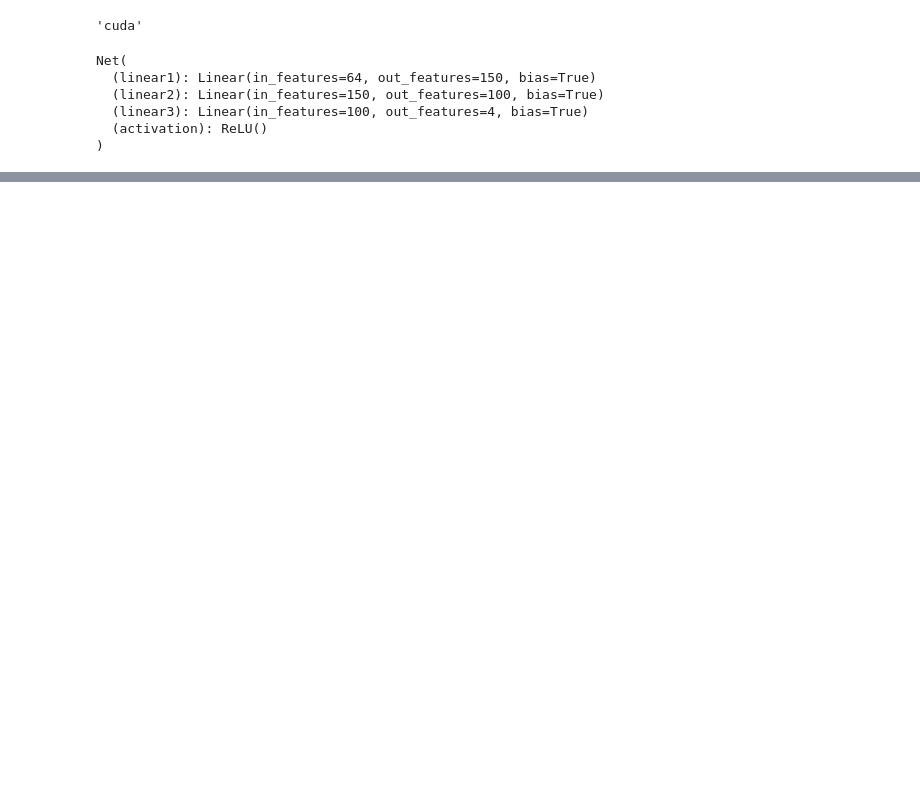
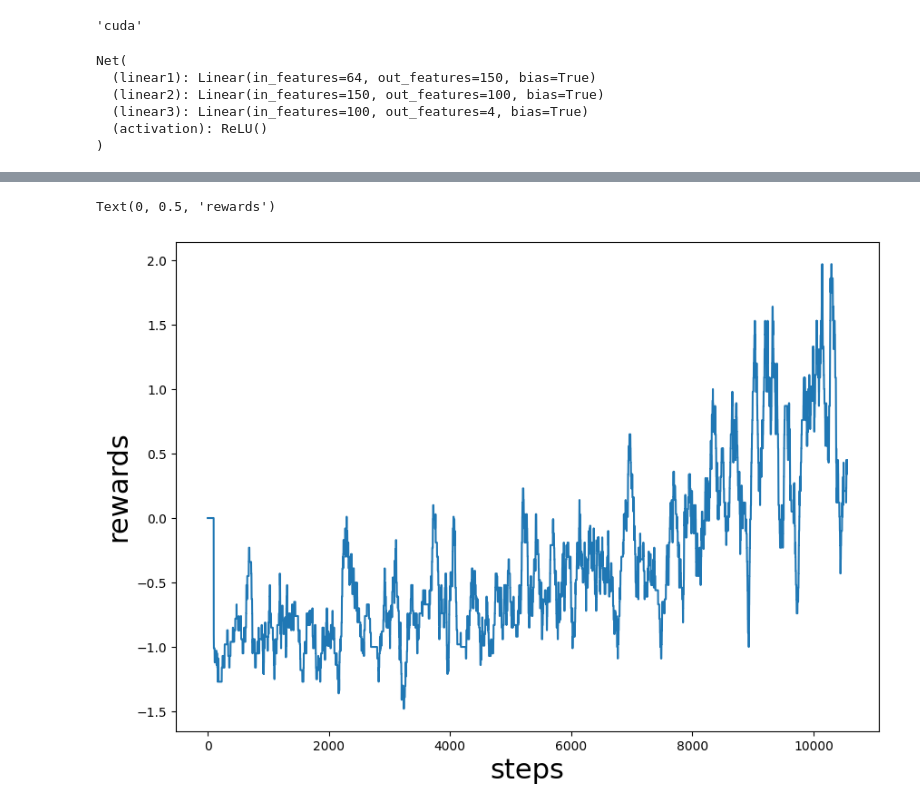
Before and after one commit to lestetedelioncourt/Testrepository, a Jupyter notebook: GridworldDeepQ.ipynb, the cells around one changed output, grey strips where cells are left out. Drawn from its saved outputs; the diff is of its cells as text; code cells hidden in the pictures; blank space fills up the shorter version.

```diff
--- a/GridworldDeepQ.ipynb
+++ b/GridworldDeepQ.ipynb
@@ -305,6 +292,14 @@ def get_batch(replay, batch_size, device="cpu"):
 def batch_target(reward_batch, gamma, maxQ, done_batch):
     Y = reward_batch + (gamma * maxQ * (1 - done_batch))
     return Y
+# %%
+def reward_metric(all_rewards_list, last_n_rewards = 20):
+    print(len(all_rewards_list))
+    if len(all_rewards_list) >= last_n_rewards:
+        mean_reward = np.mean(all_rewards_list[-last_n_rewards:])
+    else:
+        mean_reward = 0
+    return mean_reward
 # %%
 def update(loss, optimizer):
     optimizer.zero_grad()
@@ -314,7 +309,7 @@ def update(loss, optimizer):
 from IPython.display import clear_output
 # %%
 loss_fn = torch.nn.MSELoss().to(device)
-optimizer = torch.optim.Adam(Agent.parameters(), lr=learning_rate)
+optimizer = torch.optim.Adam(GPUAgent.parameters(), lr=0.001)
 # %%
 epsilon = 1.0
 
@@ -376,9 +371,15 @@ for i in range(20):
         state2, reward, done, _ = game.step(action)
         state2 = preprocess_state(state2, (1, INPUT_SHAPE), add_noise=True)
         state2 = torch.from_numpy(state2).float().to(device)
+        state1 = state2
         game.render()
         time.sleep(1)
         state1 = state2
         if done == True:
             gate = 0
             game.close()
+# %%
+GPUAgent = Net(INPUT_SHAPE, OUTPUT_SHAPE).to(device)
+
+loss_fn = torch.nn.MSELoss().to(device)
+optimizer = torch.optim.Adam(GPUAgent.parameters(), lr=learning_rate)
@@ -384,0 +443,8 @@ for i in range(20):
+# %%
+plt.figure(figsize=(10,7))
+plt.plot(mean_rewards)
+plt.xlabel("steps", fontsize=22)
+plt.ylabel("rewards", fontsize=22)
+# %% [output]
+Text(0, 0.5, 'rewards')
+[figure, added]
```
Also changed, not shown: parts of 13 cells of this notebook.
